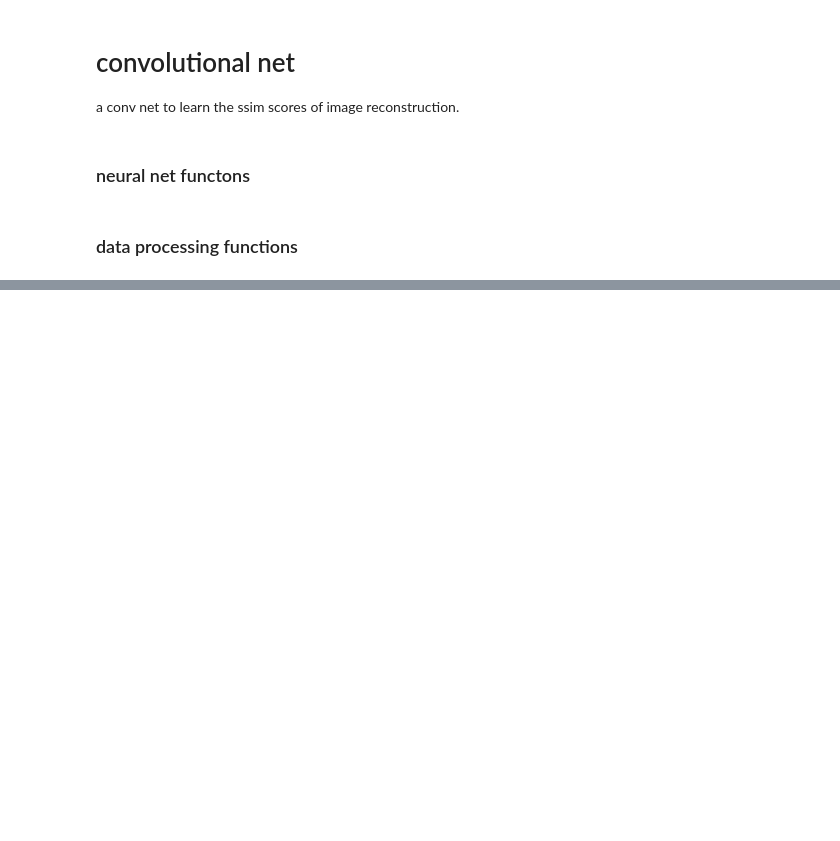
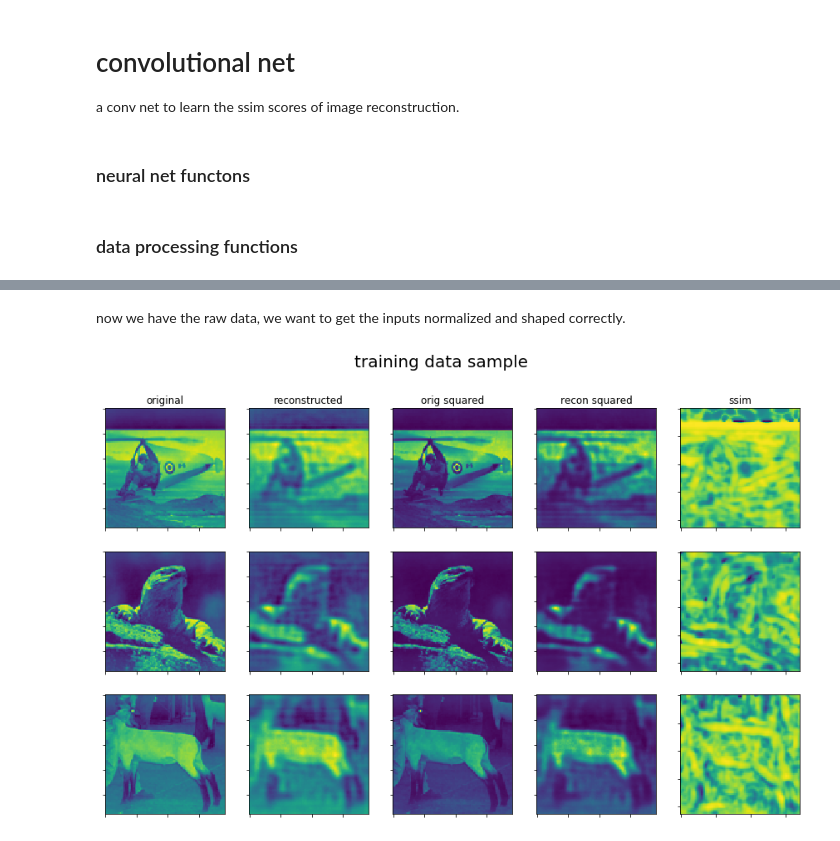
Before and after one commit to michaelneuder/image_quality_analysis, a Jupyter notebook: bin/nets/wip/conv_net.ipynb, the cells around one changed output, grey strips where cells are left out. Drawn from its saved outputs; the diff is of its cells as text; code cells hidden in the pictures; blank space fills up the shorter version.

```diff
--- a/bin/nets/wip/conv_net.ipynb
+++ b/bin/nets/wip/conv_net.ipynb
@@ -9,8 +9,8 @@ import tensorflow as tf
 import matplotlib.pyplot as plt
 import pandas as pd
 import numpy as np
+import time
 %matplotlib inline
-plt.rcParams['figure.figsize'] = (14,4)
 # %% [markdown]
 ### neural net functons
 # %%
@@ -91,0 +91,7 @@ recon_500 = pd.read_csv('https://raw.githubusercontent.com/michaelneuder/image_q
+# %%
+filter_dim, filter_dim2 = 11, 1
+batch_size = 4
+image_dim, result_dim = 96, 86
+input_layer, first_layer, second_layer, third_layer, output_layer = 4, 17, 9, 4, 1
+learning_rate = .01
+epochs = 300
@@ -91,0 +113,2 @@ recon_500 = pd.read_csv('https://raw.githubusercontent.com/michaelneuder/image_q
+# %% [markdown]
+now we have the raw data, we want to get the inputs normalized and shaped correctly.
@@ -91,0 +137,35 @@ recon_500 = pd.read_csv('https://raw.githubusercontent.com/michaelneuder/image_q
+# %%
+# get size of training and testing set
+train_size = original_images_train.shape[0]
+test_size = original_images_test.shape[0]
+
+# reshaping features to (num images, 96x96, 4 channels)
+train_features = np.reshape(training_input_normalized, [train_size,image_dim,image_dim,input_layer])
+test_features =  np.reshape(testing_input_normalized, [test_size,image_dim,image_dim,input_layer])
+
+# reshaping target to --- (num images, 86x86, 1)
+train_target = np.reshape(training_target, [train_size, result_dim, result_dim, output_layer])
+test_target = np.reshape(testing_target, [test_size, result_dim, result_dim, output_layer])
+# %%
+f, axarr = plt.subplots(nrows=3,ncols=5, figsize=(15,9))
+for i in range(3):
+    axarr[i,0].imshow(train_features[i,:,:,0])
+    axarr[i,1].imshow(train_features[i,:,:,1])
+    axarr[i,2].imshow(train_features[i,:,:,2])
+    axarr[i,3].imshow(train_features[i,:,:,3])
+    axarr[i,4].imshow(train_target[i,:,:,0])
+
+axarr[0,0].set_title('original')
+axarr[0,1].set_title('reconstructed')
+axarr[0,2].set_title('orig squared')
+axarr[0,3].set_title('recon squared')
+axarr[0,4].set_title('ssim')
+for ax_row in axarr:
+    for ax in ax_row:
+        ax.set_xticklabels([])
+        ax.set_yticklabels([])
+
+f.suptitle('training data sample', size=20)
+plt.show()
+# %% [output]
+[figure, added]
```
Also changed, not shown: parts of 11 cells of this notebook, 1 other file.
